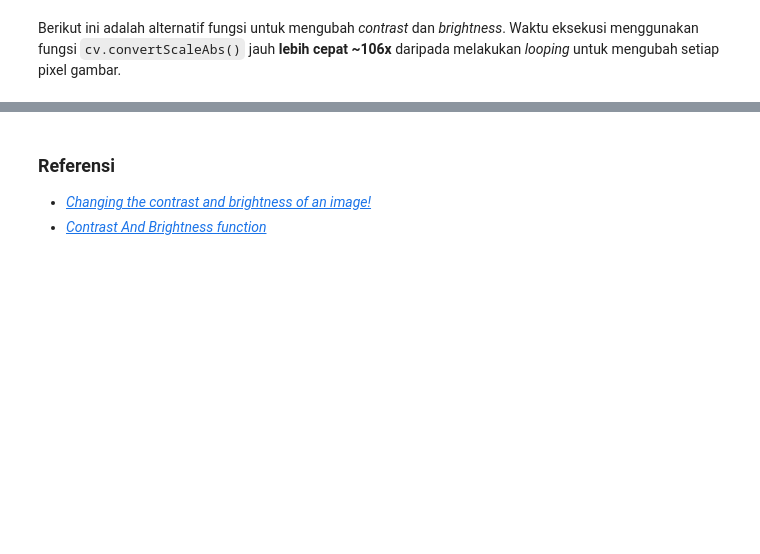
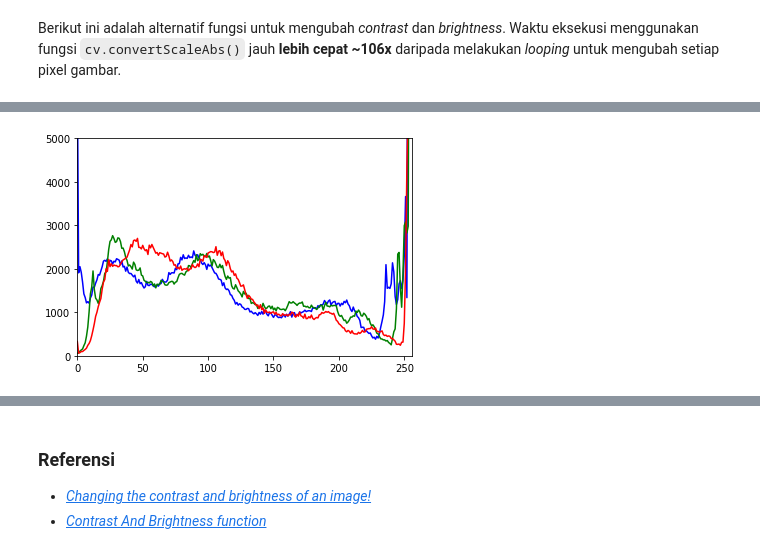
Before and after one commit to mahaamesha/computer-vision-notes, a Jupyter notebook: notes/core/contrast_brightness.ipynb, the cells around one changed output, grey strips where cells are left out. Cells and saved outputs as stored; diff of their text form; code cells hidden in the pictures; blank space fills up the shorter version.

```diff
--- a/notes/core/contrast_brightness.ipynb
+++ b/notes/core/contrast_brightness.ipynb
@@ -78,0 +82,13 @@ plt.show()
+# %%
+def hist_colored(src_img):
+    color = ('b','g','r')
+    for i,col in enumerate(color):
+        histr = cv.calcHist([src_img],[i],None,[256],[0,256])
+        plt.plot(histr,color = col)
+        plt.xlim([0,256])
+        plt.ylim([0,5000])
+    plt.show()
+# %%
+hist_colored(img)
+# %% [output]
+[figure, added]
```
Also changed, not shown: parts of 3 cells of this notebook.
